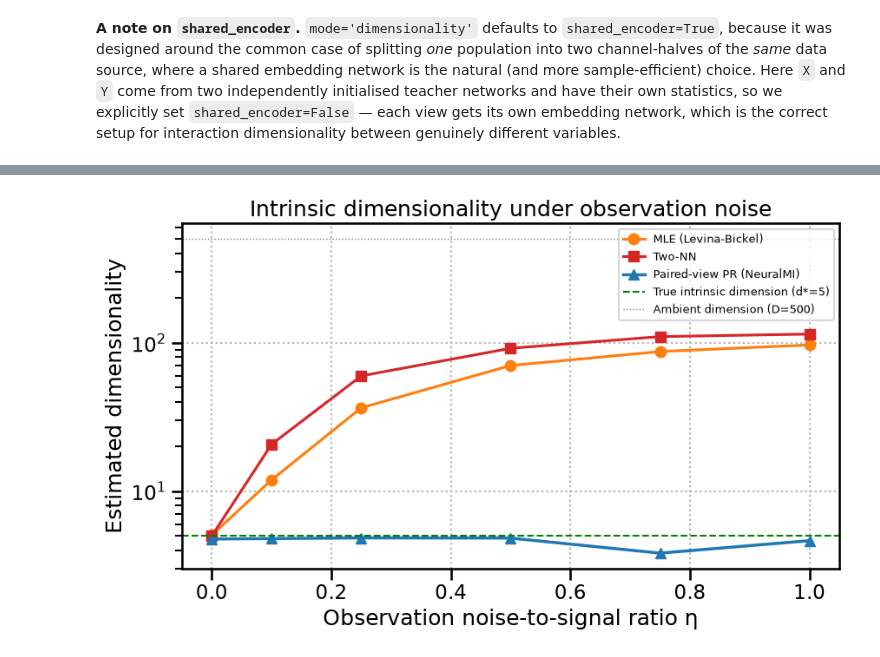
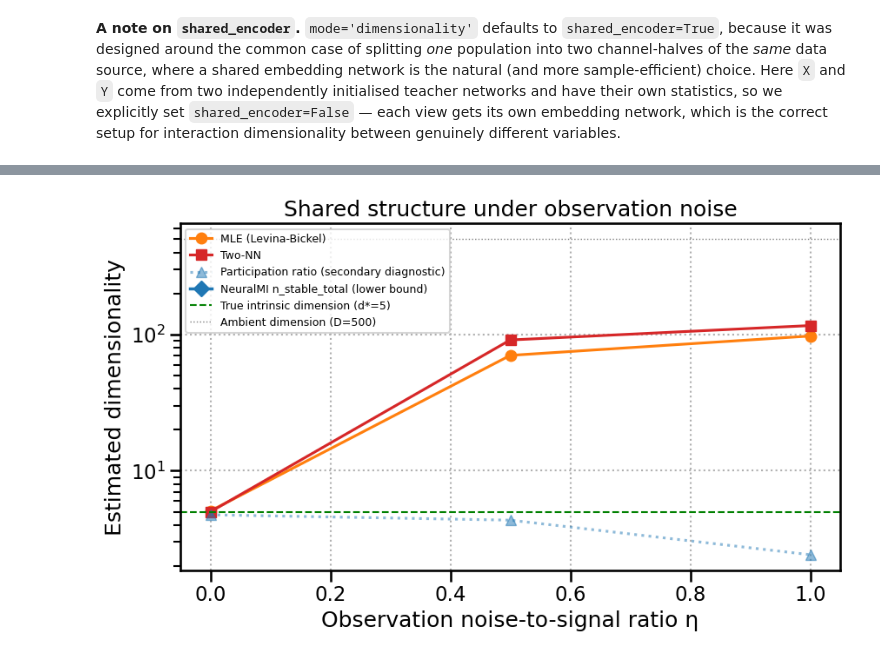
Before and after one commit to eslam-abdelaleem/NeuralMI, a Jupyter notebook: benchmarks/vs_classical_estimators.ipynb, the cells around one changed output, grey strips where cells are left out. Saved outputs shown, nothing was run; the diff lists cells and outputs as text; code cells hidden in the pictures.

```diff
--- a/benchmarks/vs_classical_estimators.ipynb
+++ b/benchmarks/vs_classical_estimators.ipynb
@@ -224,7 +232,7 @@ noisy K=500-dimensional data:
 # %%
 N, K, K_Z = 5000, 500, 5
 MI_TRUE_DIM = 4.0
-ETA_SWEEP = [0.0, 0.1, 0.25, 0.5, 0.75, 1.0]
+ETA_SWEEP = [0.0, 0.5, 1.0]
 
 rng = np.random.default_rng(0)
 
@@ -247,7 +255,7 @@ explicitly set `shared_encoder=False` — each view gets its own embedding
 network, which is the correct setup for interaction dimensionality between
 genuinely different variables.
 # %%
-model_dim = nmi.Model(embedding_dim=64, shared_encoder=False)
+model_dim = nmi.Model(shared_encoder=False)  # embedding_dim defaults to 8 for this mode
 training_dim = nmi.Training(n_epochs=250, patience=50, learning_rate=3e-4)
 
 dim_results = []
@@ -259,19 +267,24 @@ for eta in ETA_SWEEP:
     mle = (skdim.id.MLE().fit(X).dimension_ + skdim.id.MLE().fit(Y).dimension_) / 2
     twonn = (skdim.id.TwoNN().fit(X).dimension_ + skdim.id.TwoNN().fit(Y).dimension_) / 2
 
-    # One-shot: X and Y are the actual data, not something to average multiple
-    # random channel-splits over (that machinery is for the single-array
-    # split-half case) -- n_splits=1 is the right choice here.
+    # n_splits=3: minimum needed for the cross-run stability check is 2; 3 is
+    # a slightly more robust minimum (the library default) and still tractable
+    # at K=500 observed dimensions.
     r = nmi.run(
         X, Y, mode='dimensionality',
         split=nmi.Split(mode='random'),
         model=model_dim, training=training_dim,
-        dimensionality=nmi.Dimensionality(n_splits=1),
+        dimensionality=nmi.Dimensionality(n_splits=3),
         n_workers=1, seed=0, show_progress=False,
     )
-    df = r.dataframe
-    pr_singular = float(df['pr_singular_mean'].iloc[0])
-    row = dict(eta=eta, mle=float(mle), twonn=float(twonn), pr_singular=pr_singular)
+    row = dict(
+        eta=eta, mle=float(mle), twonn=float(twonn),
+        n_stable_total=r.details['n_stable_total'],
+        converged=r.details['converged'],
+        pr_singular=float(r.dataframe['pr_singular_mean'].iloc[0]),
+    )
     dim_results.append(row)
-    print(f"eta={eta:.2f}  MLE={mle:5.2f}  TwoNN={twonn:5.2f}  PR(paired-view)={pr_singular:5.2f}")
+    print(f"eta={eta:.2f}  MLE={mle:5.2f}  TwoNN={twonn:5.2f}  "
+          f"NeuralMI n_stable_total={row['n_stable_total']}  converged={row['converged']}  "
+          f"(secondary PR={row['pr_singular']:.2f})")
 # %% [output]
@@ -284,19 +303,20 @@ eta=1.00  MLE=96.77  TwoNN=114.56  PR(paired-view)= 4.64
 # %%
 etas = [r['eta'] for r in dim_results]
 fig, ax = plt.subplots(figsize=(9, 5.5))
 ax.plot(etas, [r['mle'] for r in dim_results], 'o-', label='MLE (Levina-Bickel)', color='tab:orange')
 ax.plot(etas, [r['twonn'] for r in dim_results], 's-', label='Two-NN', color='tab:red')
-ax.plot(etas, [r['pr_singular'] for r in dim_results], '^-', label='Paired-view PR (NeuralMI)', color='tab:blue', linewidth=2.5)
+ax.plot(etas, [r['pr_singular'] for r in dim_results], '^:', label='Participation ratio (secondary diagnostic)', color='tab:blue', alpha=0.5)
+ax.plot(etas, [r['n_stable_total'] for r in dim_results], 'D-', label='NeuralMI n_stable_total (lower bound)', color='tab:blue', linewidth=2.5)
 ax.axhline(K_Z, color='green', linestyle='--', linewidth=1.5, label=f'True intrinsic dimension (d*={K_Z})')
 ax.axhline(K, color='grey', linestyle=':', linewidth=1, label=f'Ambient dimension (D={K})')
 ax.set_xlabel('Observation noise-to-signal ratio η')
 ax.set_ylabel('Estimated dimensionality')
-ax.set_title('Intrinsic dimensionality under observation noise')
+ax.set_title('Shared structure under observation noise')
 ax.set_yscale('log')
 ax.legend(fontsize=9)
 ax.grid(True, linestyle=':')
 plt.tight_layout()
 plt.show()
 # %% [output]
-[figure, old version]
+[figure, new version]
 # %% [markdown]
```
Also changed, not shown: parts of 8 cells of this notebook, 29 other files.
